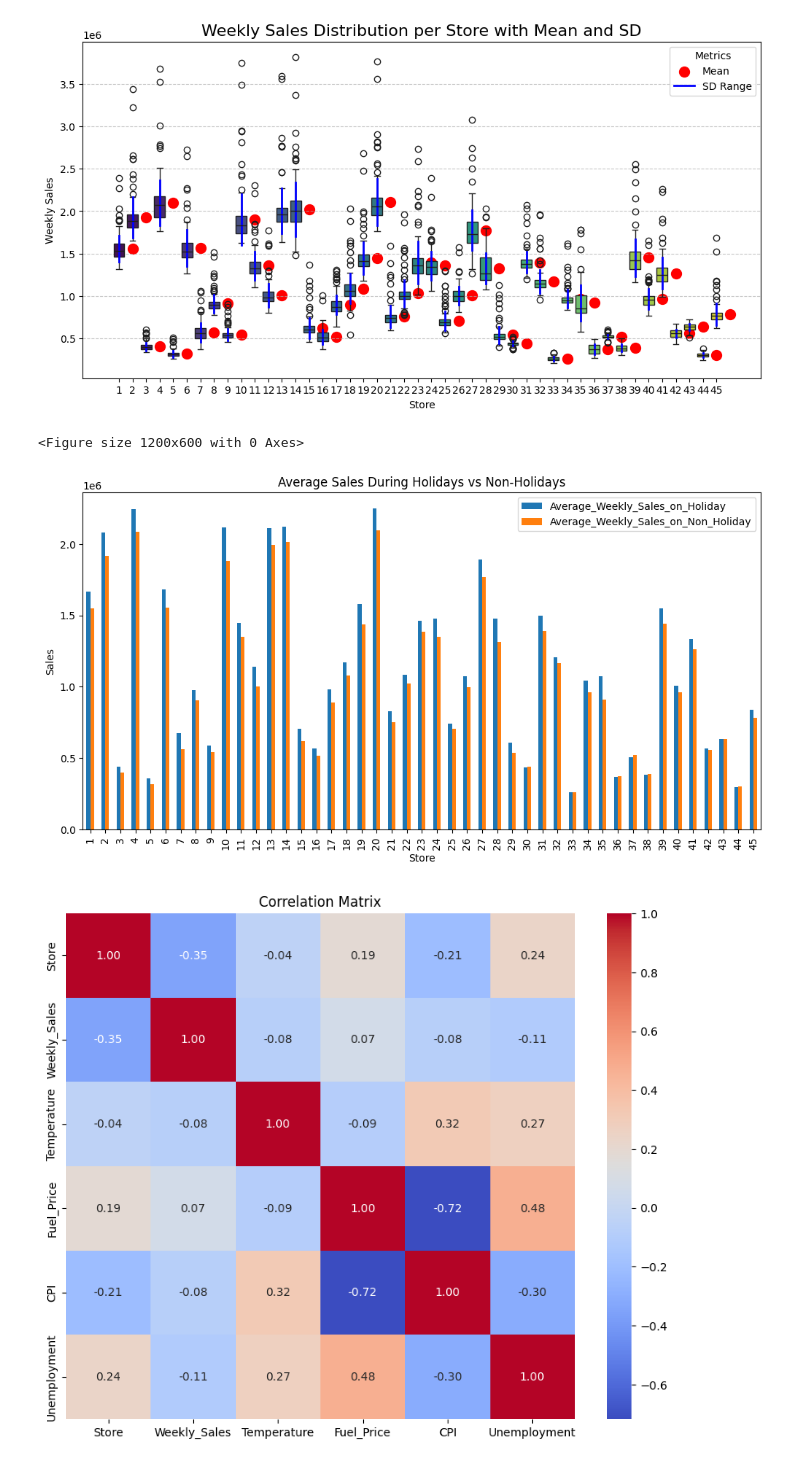
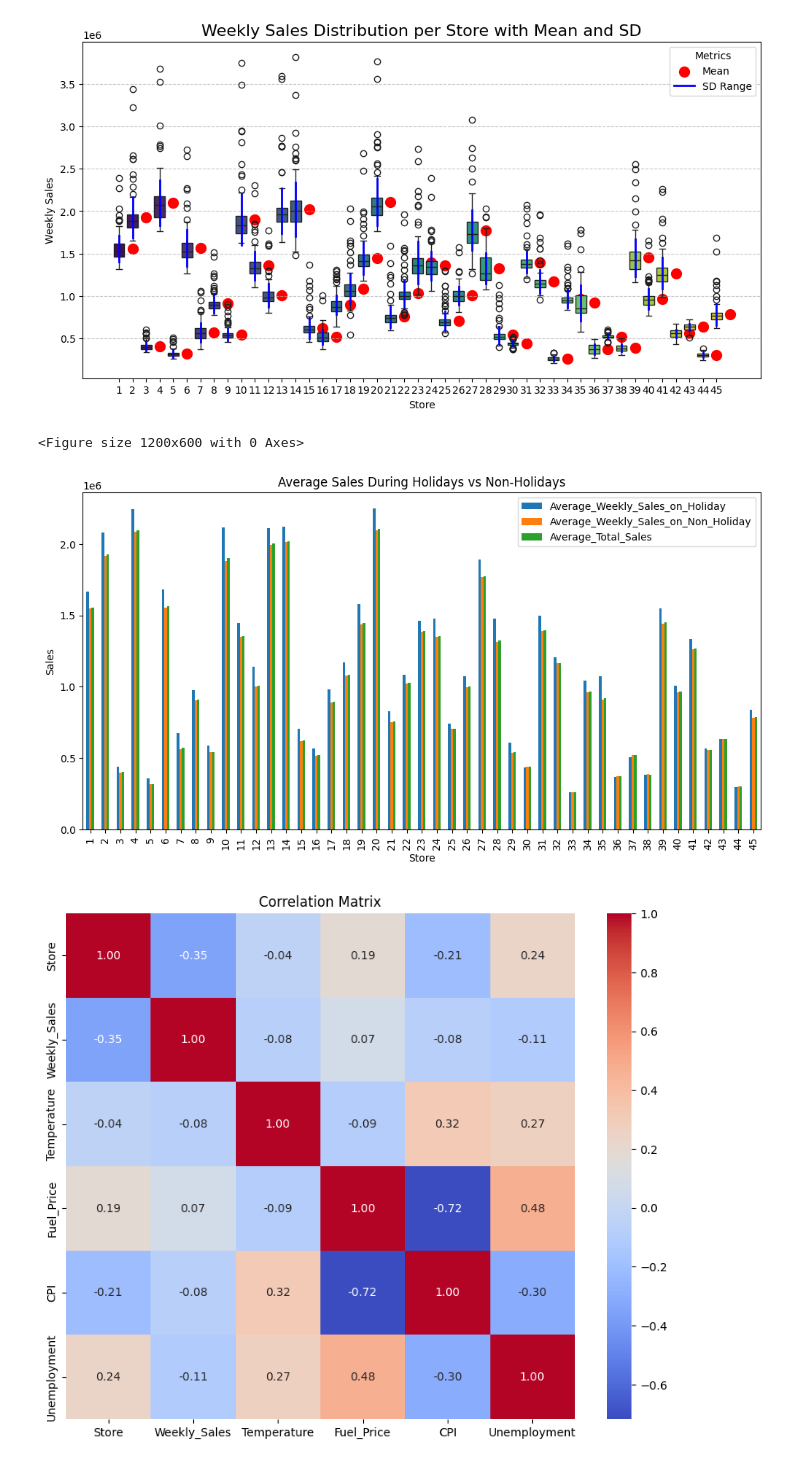
Before and after one commit to Suhas-Subrahmanya/Forcasting_Analysis, a Jupyter notebook: Forcasting_Walmart.ipynb, the cells around one changed output. Drawn from its saved outputs; the diff is of its cells as text; code cells hidden in the pictures.

```diff
--- a/Forcasting_Walmart.ipynb
+++ b/Forcasting_Walmart.ipynb
@@ -240,18 +240,22 @@ avg_sales_on_holiday.columns = ['Store', 'Average_Weekly_Sales_on_Holiday']
 
 avg_sales_on_non_holiday = data[data['Holiday_Flag']==0].groupby('Store')['Weekly_Sales'].mean().reset_index()
 avg_sales_on_non_holiday.columns = ['Store', 'Average_Weekly_Sales_on_Non_Holiday']
+
+avg_total_sales_test = data.groupby('Store')['Weekly_Sales'].mean().reset_index()
+avg_total_sales_test.columns = ['Store', 'Average_Total_Sales']
 # %%
 holiday_sales = pd.merge(avg_sales_on_holiday, avg_sales_on_non_holiday, on='Store')
+holiday_sales = pd.merge(holiday_sales, avg_total_sales_test, on='Store')
 
 plt.figure(figsize=(12, 6))
 holiday_sales.set_index('Store').plot(kind='bar', figsize=(12, 6))
 plt.xlabel('Store')
 plt.ylabel('Sales')
 plt.title('Average Sales During Holidays vs Non-Holidays')
 plt.show()
 # %% [output]
 <Figure size 1200x600 with 0 Axes>
-[figure, old version]
+[figure, new version]
 # %%
 # Calculate correlations between sales and other variables
 store_performance = data.groupby('Store').agg({
```
Also changed, not shown: parts of 49 cells of this notebook.
